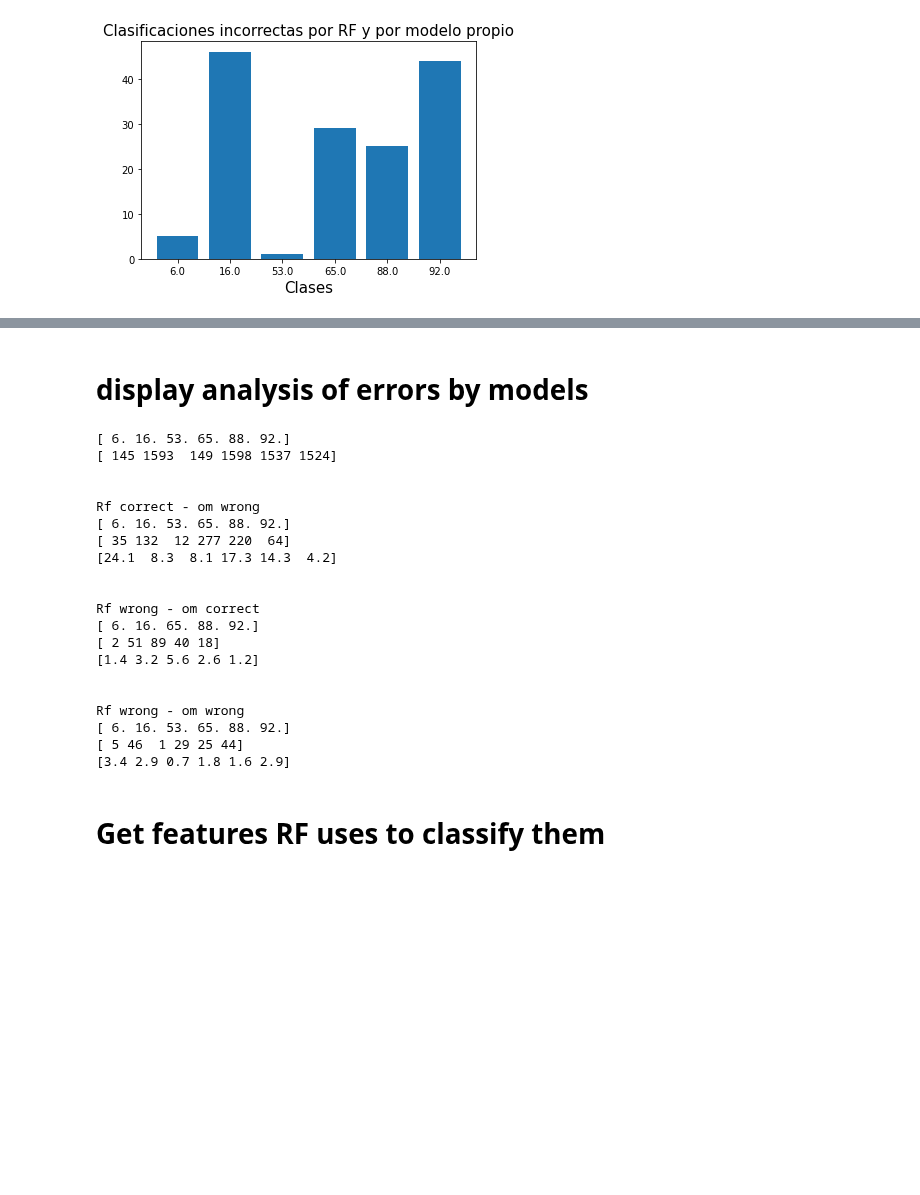
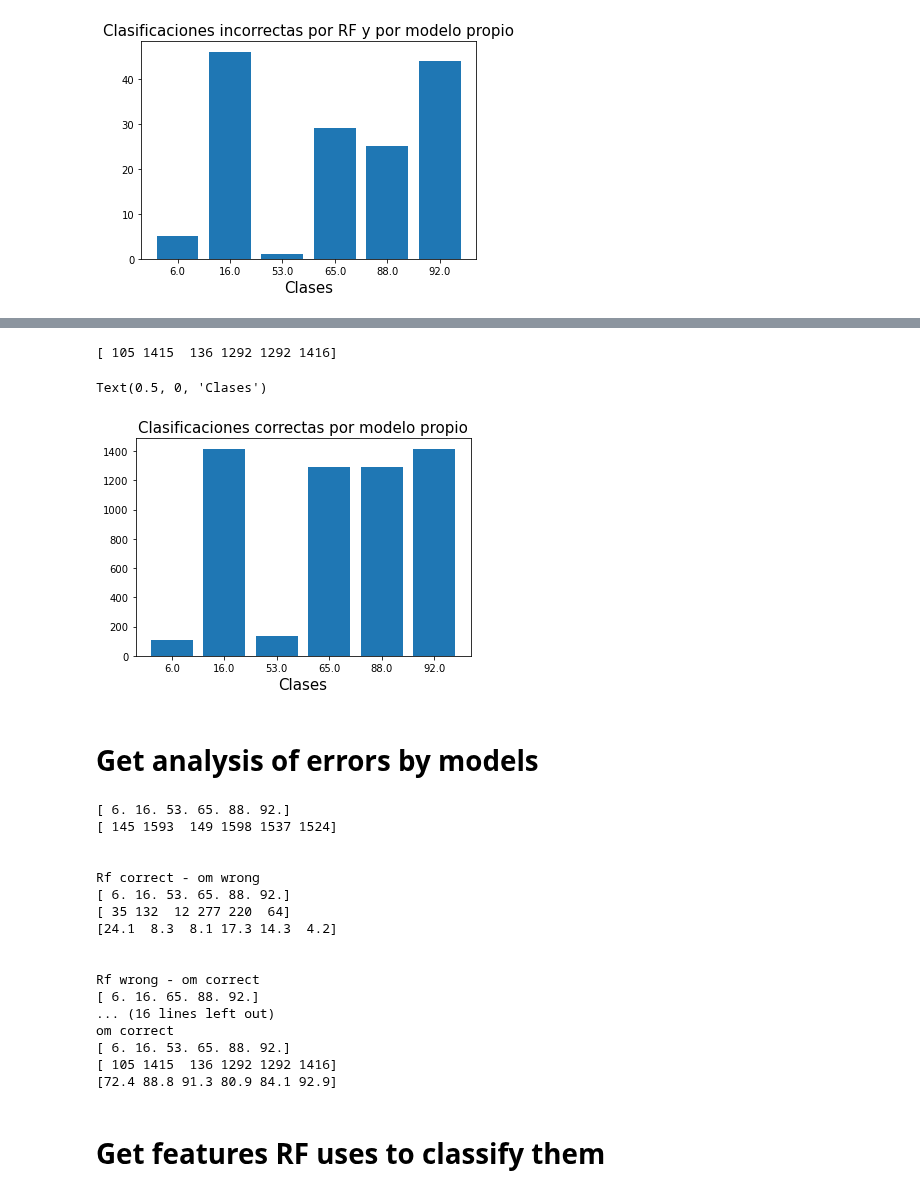
Before and after one commit to leoBravoRain/thesis, a Jupyter notebook: work/thesis/notebooks/comparing_models/Comparing models.ipynb, the cells around one changed output, grey strips where cells are left out. Saved outputs shown, nothing was run; the diff lists cells and outputs as text; code cells hidden in the pictures; blank space fills up the shorter version.

```diff
--- a/work/thesis/notebooks/comparing_models/Comparing models.ipynb
+++ b/work/thesis/notebooks/comparing_models/Comparing models.ipynb
@@ -366,5 +438,48 @@ Text(0.5, 0, 'Clases')
+# %%
+# get OM samples who predictions are equals to labels
+maskOwnModelCorrect = ownModelResults["testPredictions"] == ownModelResults["testLabels"]
+
+# get ids that 1)RF are wrong 2) ON are wrong
+finalMask = (maskOwnModelCorrect)
+
+# get ids samples
+idsOwnModelCorrect = ownModelResults["testIds"][finalMask]
+labelsOwnModelCorrect = ownModelResults["testLabels"][finalMask]
+
+# # build object
+# samplesRFCorrectsAndOwnModelWrongs = {
+#     "ids": idsRFCorrectsAndOwnModelWrongs,
+#     "labels": ownModelResults["testLabels"][finalMask]
+# }
+# %%
+# analyze labels distributions
+fig, ax = plt.subplots()
+
+classesOMC, countClassesOMC = np.unique(labelsOwnModelCorrect, return_counts = True)
+
+print(countClassesOMC)
+
+# countClasses = countClasses / np.sum(countClasses)
+# countClasses = countClasses
+
+classes = list(map(str, classesOMC))
+
+ax.bar(
+    classes,
+    countClassesOMC,
+#     tick_label = only_these_labels,
+#     width = 10,
+)
+
+# ax.set_title("Samples wrong RF and correct own model")
+ax.set_title("Clasificaciones correctas por modelo propio", fontsize = 15)
+ax.set_xlabel("Clases", fontsize = 15)
+# %% [output]
+[ 105 1415  136 1292 1292 1416]
+Text(0.5, 0, 'Clases')
+[figure, added]
 # %% [markdown]
-# display analysis of errors by models
+# Get analysis of errors by models
 # %%
 # count label instaces in dataset to make percentages
 labelsTmp, totalLabels = np.unique(ownModelResults["testLabels"], return_counts = True)
@@ -392,6 +507,20 @@ print(classesOMWWRF)
 print(countClassesOMWWRF)
 print(np.round(100 * countClassesOMWWRF / totalLabels, 1))
 print("\n")
+
+
+print("Rf correct - om correct")
+print(classesOMCCRF)
+print(countClassesOMCCRF)
+print(np.round(100 * countClassesOMCCRF / totalLabels, 1))
+print("\n")
+
+
+print("om correct")
+print(classesOMC)
+print(countClassesOMC)
+print(np.round(100 * countClassesOMC / totalLabels, 1))
+print("\n")
 # %% [output]
 [ 6. 16. 53. 65. 88. 92.]
 [ 145 1593  149 1598 1537 1524]
@@ -405,14 +534,11 @@ Rf correct - om wrong
 
 Rf wrong - om correct
 [ 6. 16. 65. 88. 92.]
-[ 2 51 89 40 18]
-[1.4 3.2 5.6 2.6 1.2]
-
-
-Rf wrong - om wrong
+... (16 lines left out)
+om correct
 [ 6. 16. 53. 65. 88. 92.]
-[ 5 46  1 29 25 44]
-[3.4 2.9 0.7 1.8 1.6 2.9]
+[ 105 1415  136 1292 1292 1416]
+[72.4 88.8 91.3 80.9 84.1 92.9]
 # %% [markdown]
 # Get features RF uses to classify them
 # %%
```
Also changed, not shown: parts of 22 cells of this notebook, 12 other files.
